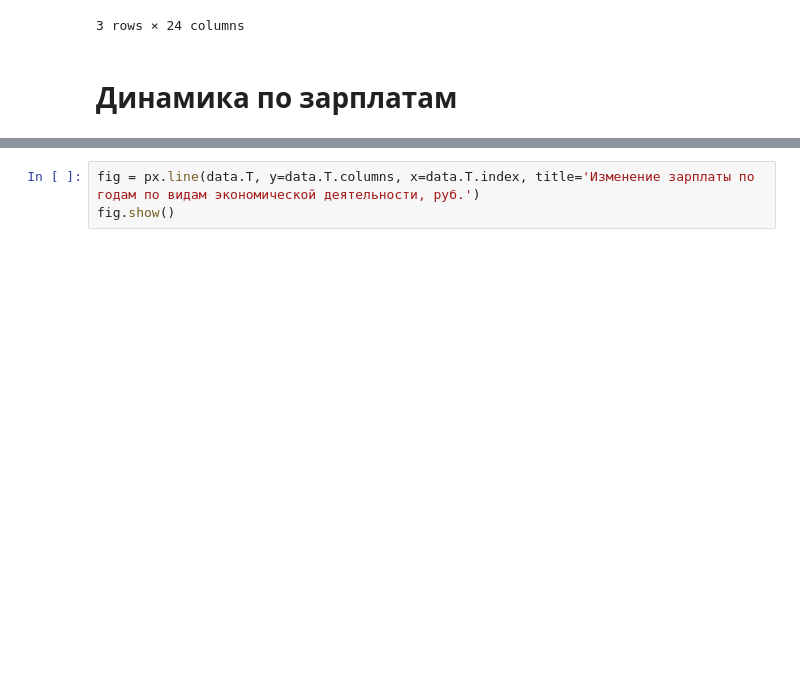
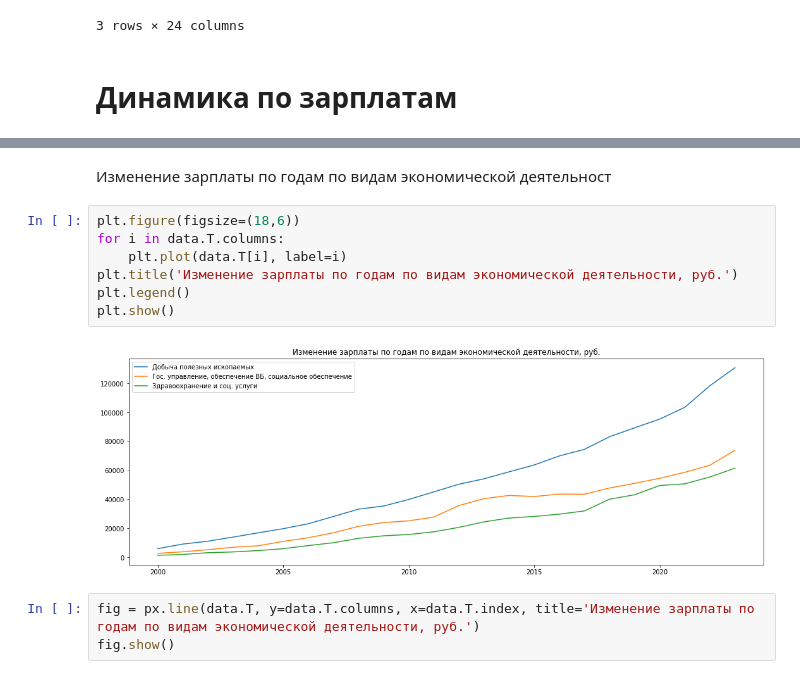
Before and after one commit to msllc/Final-Project, a Jupyter notebook: Итоговое задание.ipynb, the cells around one changed output, grey strips where cells are left out. Saved outputs shown, nothing was run; the diff lists cells and outputs as text; blank space fills up the shorter version.

Commit message:
fixing plots

```diff
--- a/Итоговое задание.ipynb
+++ b/Итоговое задание.ipynb
@@ -38,3 +41,14 @@ data
+# %% [markdown]
+Изменение зарплаты по годам по видам экономической деятельност
+# %%
+plt.figure(figsize=(18,6))
+for i in data.T.columns:
+    plt.plot(data.T[i], label=i)
+plt.title('Изменение зарплаты по годам по видам экономической деятельности, руб.')
+plt.legend()
+plt.show()
+# %% [output]
+[figure, added]
 # %%
 fig = px.line(data.T, y=data.T.columns, x=data.T.index, title='Изменение зарплаты по годам по видам экономической деятельности, руб.')
 fig.show()
```
Also changed, not shown: parts of 2 cells of this notebook, 1 other file.
